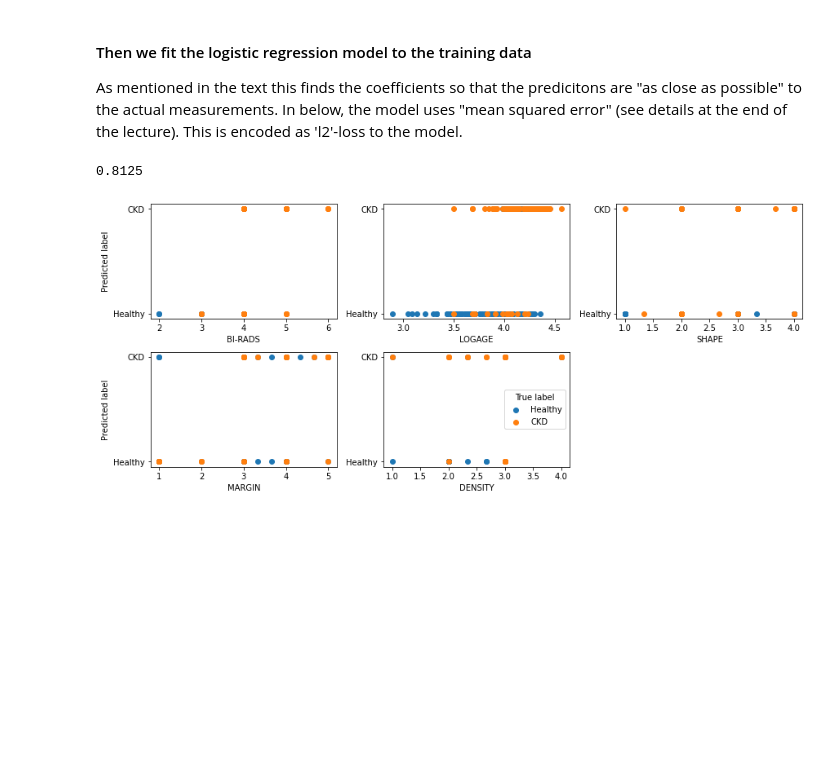
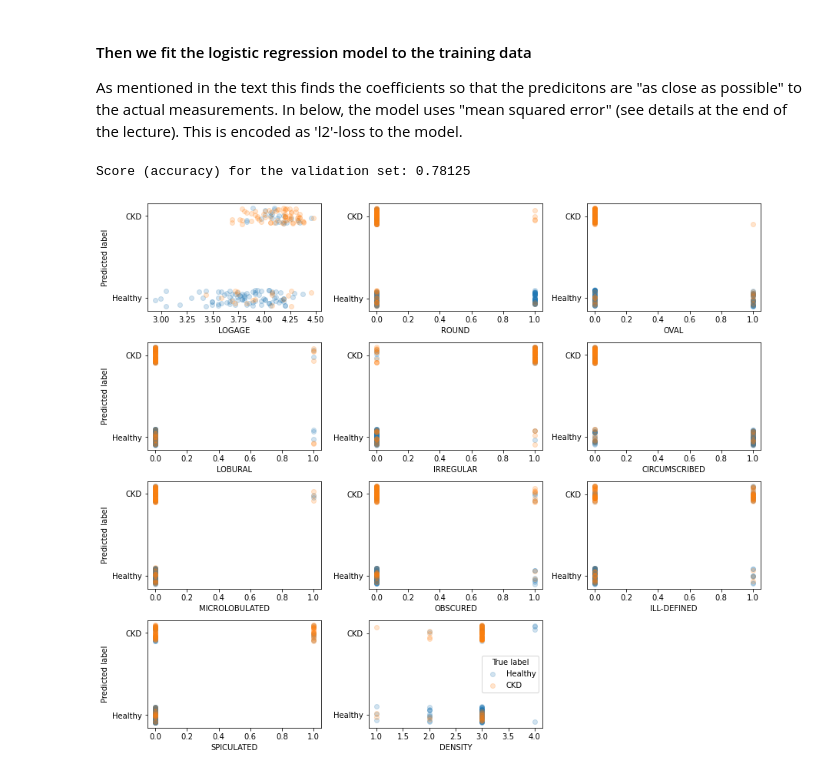
Before and after one commit to esiivola/syke-machine-learning-course, a Jupyter notebook: Lesson-3.ipynb, the cells around one changed output. Cells and saved outputs as stored; diff of their text form; code cells hidden in the pictures; blank space fills up the shorter version.

```diff
--- a/Lesson-3.ipynb
+++ b/Lesson-3.ipynb
@@ -43,7 +46,8 @@ FileNotFoundError: [Errno 2] No such file or directory: 'datasets/ice_thickness.
 # %%
 with open('datasets/mammographic.pkl', 'rb') as handle:
     data_dict_mammographic = pickle.load(handle)
-data_dict_mammographic['features'] = ['BI-RADS', 'LOGAGE', 'SHAPE', 'MARGIN', 'DENSITY']
+data_dict_mammographic['features'] = ['LOGAGE',"ROUND", "OVAL", "LOBURAL", "IRREGULAR", "CIRCUMSCRIBED",
+                                      "MICROLOBULATED", "OBSCURED", "ILL-DEFINED", "SPICULATED", 'DENSITY']
 data_dict_mammographic['target'] = 'SEVERITY'
 # %% [markdown]
 ## Supervised learning
@@ -194,7 +198,7 @@ data_frame_mammo_normalized = data_frame_mammo_numeric.copy()
 data_frame_mammo_normalized[features_mammo_normalizer] = mammo_normalizer.transform(data_frame_mammo_numeric[features_mammo_normalizer])
 
 # Put the data to matrices to be understandable by the algorithms:
-X = data_frame_mammo_normalized[features_mammo_normalizer].values
+X = data_frame_mammo_normalized[features_mammo_classification].values
 y = data_frame_mammo_normalized[[feature_mammo_target]].values.reshape((-1,1))
 # %% [markdown]
 #### Then we split the data to train and validation data at random (See lecture 2 for details)
@@ -213,14 +218,14 @@ As mentioned in the text this finds the coefficients so that the predicitons are
 # %%
 penalty='l2'
 clf = sklearn.linear_model.LogisticRegression(penalty=penalty).fit(X_train, y_train)
 
-print(clf.score(X_validation, y_validation))
+print("Score (accuracy) for the validation set:", clf.score(X_validation, y_validation))
 
 y_pred = clf.predict(X_validation)
 data_ = data_frame_mammo_numeric.iloc[validation_indices]
 plotting_utils.plot_residuals_classification(data_[features_mammo_classification],
                                              y_pred, y_validation.reshape(-1),
-                                             label_names=["Healthy", "CKD"])
+                                             label_names=["Healthy", "CKD"], alpha=0.2)
 # %% [output]
-0.8125
+Score (accuracy) for the validation set: 0.78125
-[figure, old version]
+[figure, new version]
```
Also changed, not shown: parts of 39 cells of this notebook, 2 other files.
